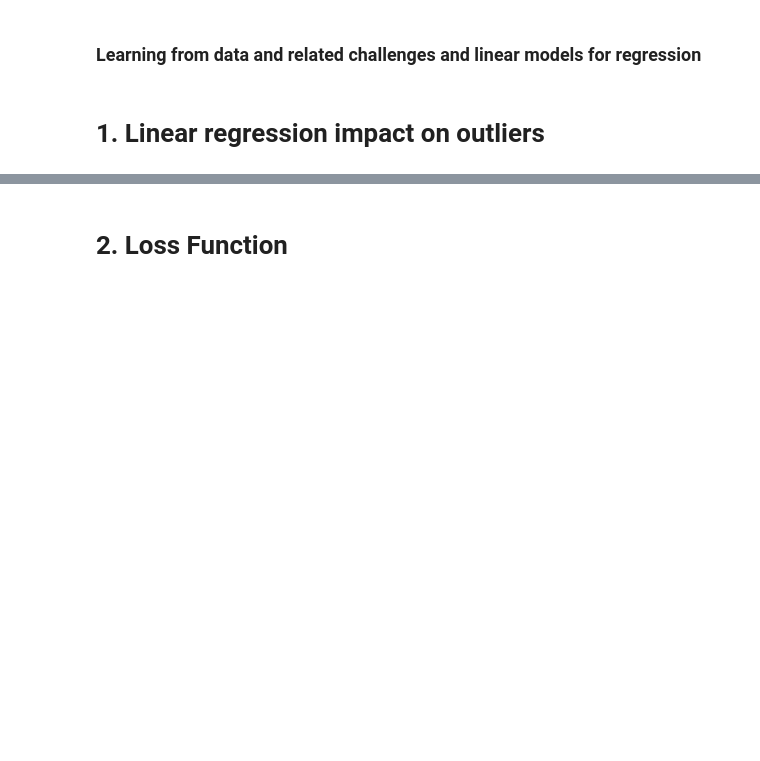
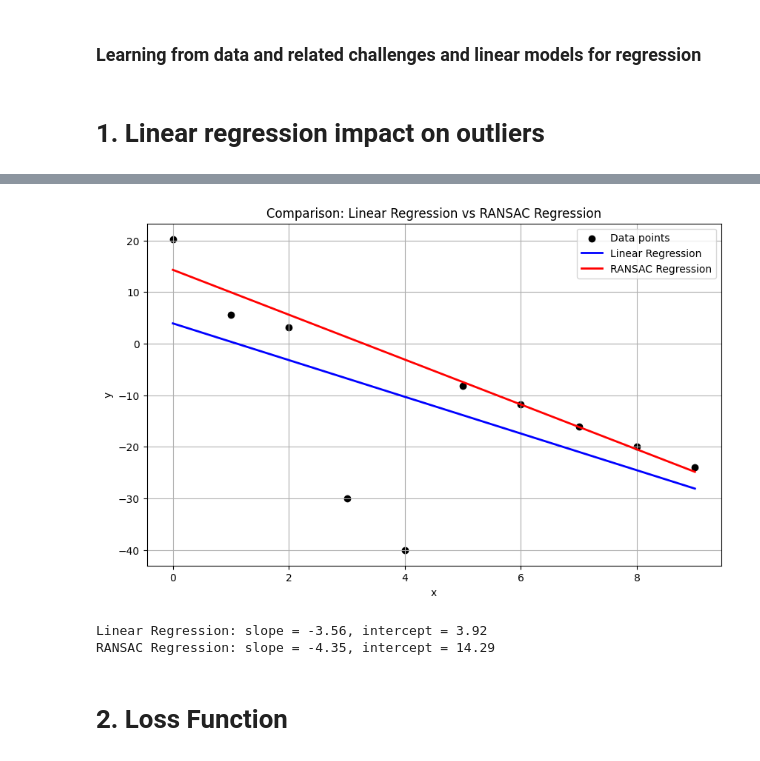
Before and after one commit to NadhaIrshad/In22-S5-EN3150---Pattern-Recognition, a Jupyter notebook: Assignment1.ipynb, the cells around one changed output, grey strips where cells are left out. Drawn from its saved outputs; the diff is of its cells as text; code cells hidden in the pictures; blank space fills up the shorter version.

```diff
--- a/Assignment1.ipynb
+++ b/Assignment1.ipynb
@@ -9,2 +282,38 @@
+# %%
+import numpy as np
+import matplotlib.pyplot as plt
+from sklearn.linear_model import LinearRegression, RANSACRegressor
+
+# Standard Linear Regression
+
+lr = LinearRegression()
+lr.fit(x, y_true)
+y_pred_lr = lr.predict(x)
+
+
+# RANSAC Regression
+ransac = RANSACRegressor(LinearRegression(), min_samples=5, residual_threshold=10, random_state=42)
+ransac.fit(x, y_true)
+y_pred_ransac = ransac.predict(x)
+
+
+# Plot results
+plt.figure(figsize=(10,6))
+plt.scatter(x, y_true, color='black', label='Data points')
+plt.plot(x, y_pred_lr, color='blue', linewidth=2, label='Linear Regression')
+plt.plot(x, y_pred_ransac, color='red', linewidth=2, label='RANSAC Regression')
+plt.xlabel('x')
+plt.ylabel('y')
+plt.title('Comparison: Linear Regression vs RANSAC Regression')
+plt.legend()
+plt.grid(True)
+plt.show()
+
+print("Linear Regression: slope = {:.2f}, intercept = {:.2f}".format(lr.coef_[0], lr.intercept_))
+print("RANSAC Regression: slope = {:.2f}, intercept = {:.2f}".format(ransac.estimator_.coef_[0], ransac.estimator_.intercept_))
+# %% [output]
+[figure, added]
+Linear Regression: slope = -3.56, intercept = 3.92
+RANSAC Regression: slope = -4.35, intercept = 14.29
 # %% [markdown]
 # 2. Loss Function
```
Also changed, not shown: parts of 19 cells of this notebook.
